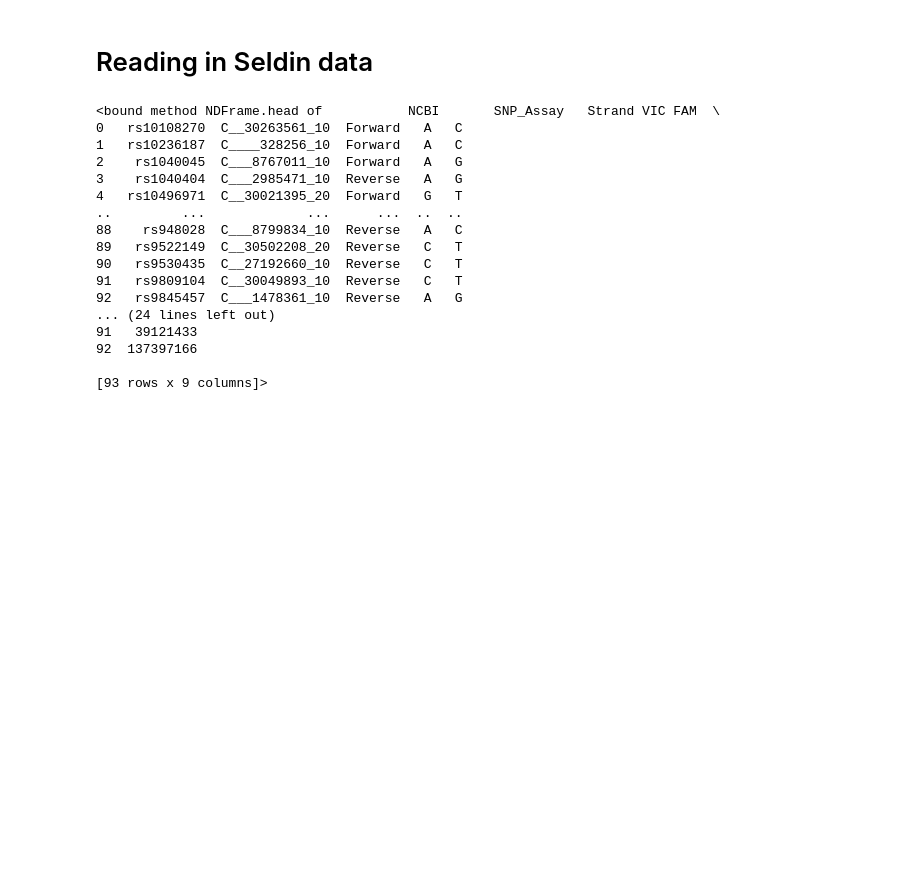
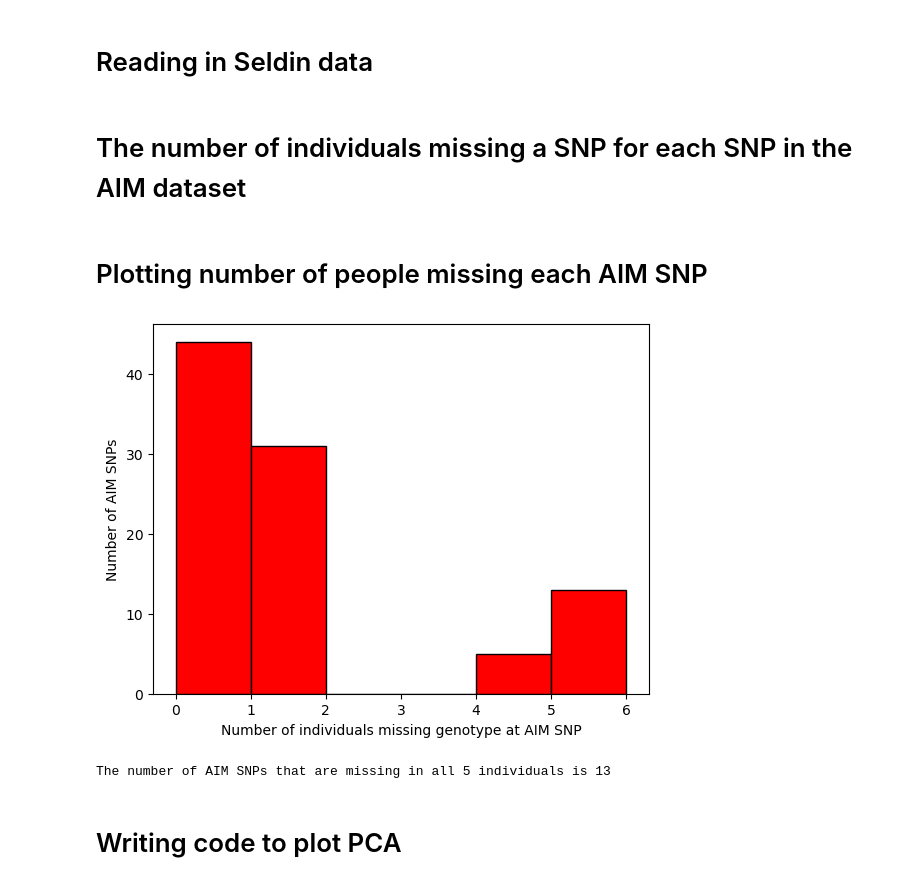
Before and after one commit to lanceman999/Annotate_a_Genome_Sp2026, a Jupyter notebook: exercise3_OConnor.ipynb, the cells around one changed output. Drawn from its saved outputs; the diff is of its cells as text; code cells hidden in the pictures; blank space fills up the shorter version.

```diff
--- a/exercise3_OConnor.ipynb
+++ b/exercise3_OConnor.ipynb
@@ -77,23 +103,49 @@ print(josh.head())
 # %% [markdown]
 # Reading in Seldin data
 # %%
-df = pd.read_csv('/Users/lanceoconnor/Downloads/Seldin_AIMS_SNPs.csv')
-print(df.head)
+df = pd.read_csv('/Users/lanceoconnor/Downloads/Seldin_AIMS_SNPs.csv', names=["rsid","snp_assay","strand","VIC","FAM","context","chrom","assembly","pos"], header = 0)
-# %% [output]
-<bound method NDFrame.head of           NCBI       SNP_Assay   Strand VIC FAM  \
-0   rs10108270  C__30263561_10  Forward   A   C
-1   rs10236187  C____328256_10  Forward   A   C
-2    rs1040045  C___8767011_10  Forward   A   G
-3    rs1040404  C___2985471_10  Reverse   A   G
-4   rs10496971  C__30021395_20  Forward   G   T
-..         ...             ...      ...  ..  ..
-88    rs948028  C___8799834_10  Reverse   A   C
-89   rs9522149  C__30502208_20  Reverse   C   T
-90   rs9530435  C__27192660_10  Reverse   C   T
-91   rs9809104  C__30049893_10  Reverse   C   T
-92   rs9845457  C___1478361_10  Reverse   A   G
-... (24 lines left out)
-91   39121433
-92  137397166
-
-[93 rows x 9 columns]>
+# %% [markdown]
+# The number of individuals missing a SNP for each SNP in the AIM dataset
+# %%
+aims_loci_set = df["rsid"]
+
+def missing_AIM_snp_person(person_23andme, aims_loci):
+    person_snps = person_23andme["rsid"]
+
+    person_snps_dict = {locus: "NA" for locus in person_snps}
+    aims_loci_dict = {locus: "NA" for locus in aims_loci}
+
+    for key in aims_loci_dict.keys():
+        if key not in person_snps_dict.keys():
+            aims_loci_dict[key] = 0
+        else:
+            aims_loci_dict[key] = 1
+
+    return(aims_loci_dict)
+
+josh_missing_aims = pd.DataFrame((missing_AIM_snp_person(josh, aims_loci_set)).items(), columns=["aims_snp", "josh_has_snp"])
+user5105_missing = pd.DataFrame((missing_AIM_snp_person(user5105, aims_loci_set)).items(), columns=["aims_snp", "user5105_has_snp"])
+user5107_missing = pd.DataFrame((missing_AIM_snp_person(user5107, aims_loci_set)).items(), columns=["aims_snp", "user5107_has_snp"])
+user5902_missing = pd.DataFrame((missing_AIM_snp_person(user5902, aims_loci_set)).items(), columns=["aims_snp", "user5902_has_snp"])
+user5917_missing = pd.DataFrame((missing_AIM_snp_person(user5917, aims_loci_set)).items(), columns=["aims_snp", "user5917_has_snp"])
+
+final_join = josh_missing_aims.merge(user5105_missing, on="aims_snp").merge(user5107_missing, on="aims_snp").merge(user5902_missing, on="aims_snp").merge(user5917_missing, on="aims_snp")
+# print(final_join.head(n=2))
+# print(len(final_join))
+# %% [markdown]
+# Plotting number of people missing each AIM SNP
+# %%
+presence_matrix = final_join.drop(columns=["aims_snp", "n_missing"], errors="ignore")
+final_join["n_missing"] = (presence_matrix == 0).sum(axis=1)
+
+plt.hist(final_join["n_missing"], bins = range(0,7), color = 'red', edgecolor = 'k')
+plt.xlabel("Number of individuals missing genotype at AIM SNP")
+plt.ylabel("Number of AIM SNPs")
+plt.show()
+
+print(f'The number of AIM SNPs that are missing in all 5 individuals is {sum(final_join["n_missing"] == 5)}')
+# %% [output]
+[figure, added]
+The number of AIM SNPs that are missing in all 5 individuals is 13
+# %% [markdown]
+# Writing code to plot PCA
```
Also changed, not shown: parts of 13 cells of this notebook.
